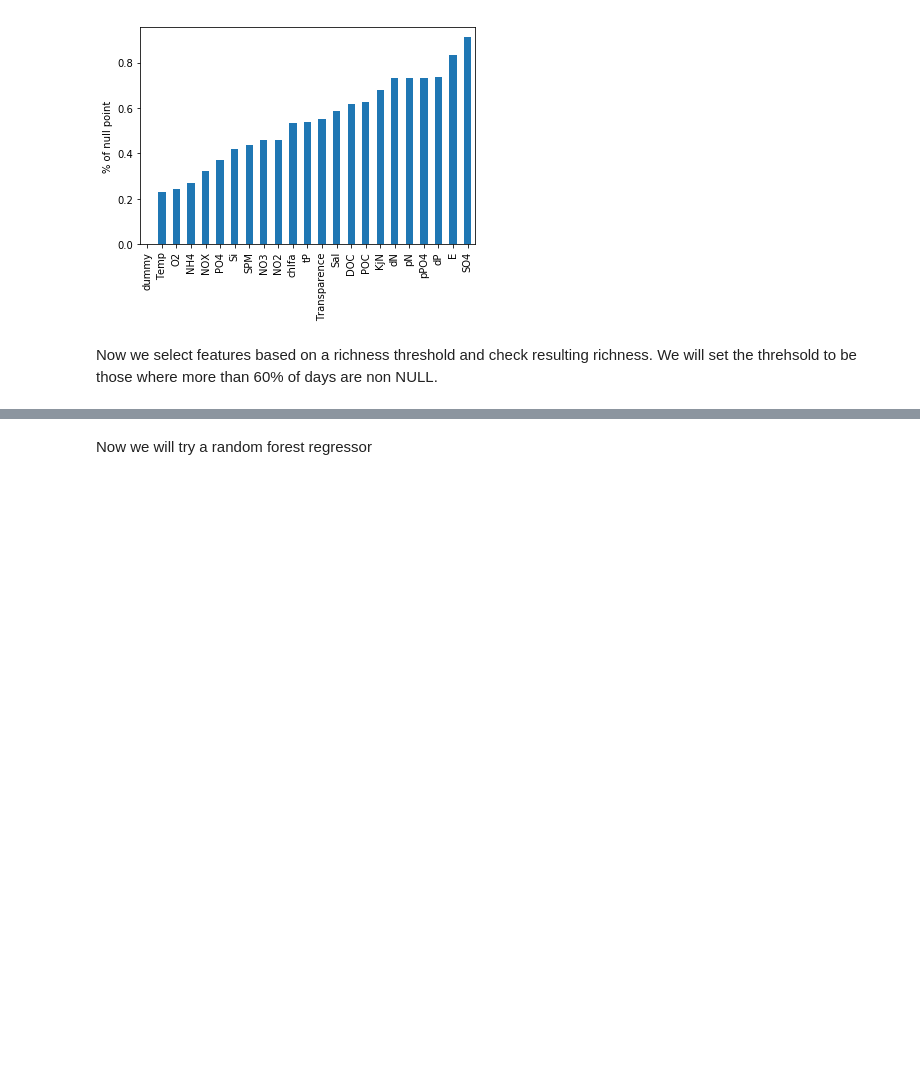
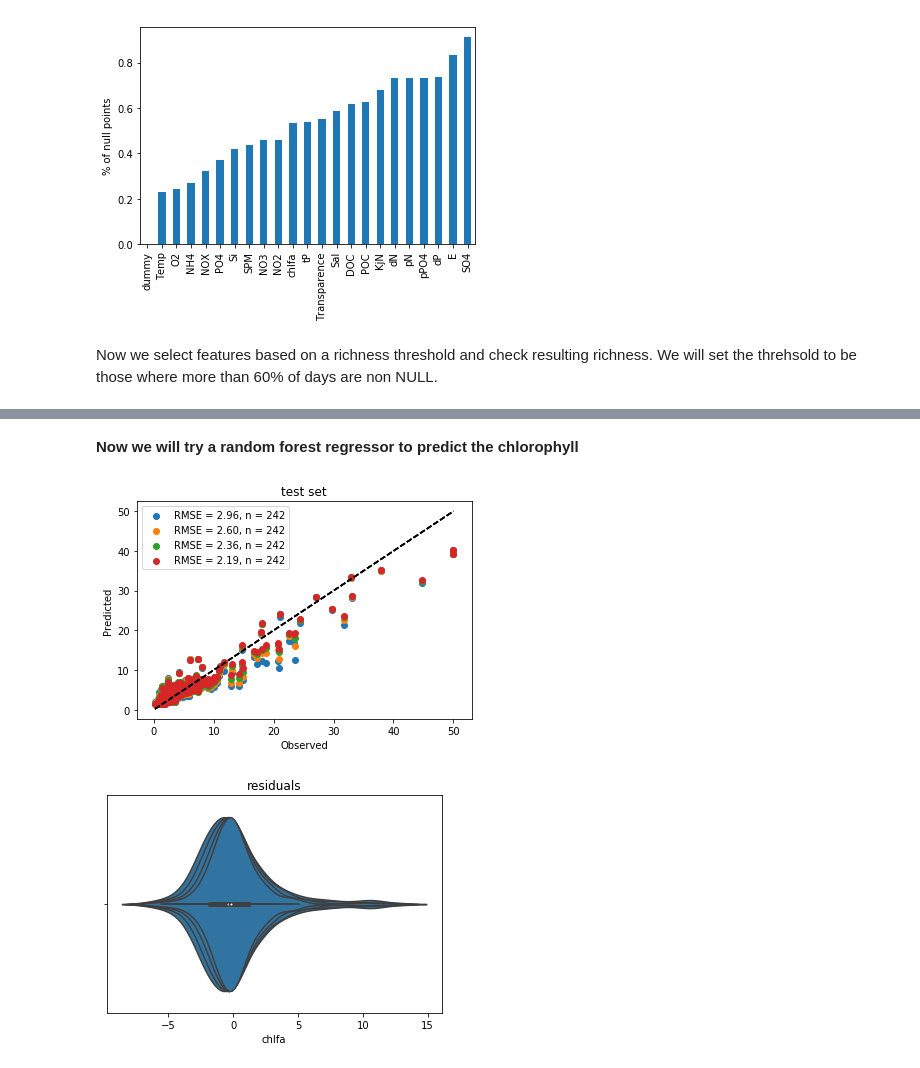
Before and after one commit to RSchueder/data_driven_solutions, a Jupyter notebook: Westerschelde/nb/Westerschelde_Chlorophyll.ipynb, the cells around one changed output, grey strips where cells are left out. Cells and saved outputs as stored; diff of their text form; code cells hidden in the pictures; blank space fills up the shorter version.

```diff
--- a/Westerschelde/nb/Westerschelde_Chlorophyll.ipynb
+++ b/Westerschelde/nb/Westerschelde_Chlorophyll.ipynb
@@ -74,6 +81,24 @@ def make_station_df(df, station, threshold = 100):
             dff = pd.concat((dff,dfs), axis = 1, ignore_index = False)
             dfs_dict[sub] = dfs
     return dff
+# %%
+def evaluate_test(Y, Y_h):
+    plt.figure(1)
+    RMSE = np.sqrt(mean_squared_error(Y, Y_h))
+    # plot those in the test set
+    plt.scatter(Y, Y_h, label = 'RMSE = %.2f, n = %i' % (RMSE, len(Y)))
+    mn = np.min(np.concatenate([Y, Y_h]))
+    mx = np.max(np.concatenate([Y, Y_h]))
+    plt.plot([mn, mx], [mn, mx], 'k--')
+    plt.title('test set')
+    plt.xlabel('Observed')
+    plt.ylabel('Predicted')
+    plt.legend()
+
+    plt.figure(2)
+    diff = Y - Y_h
+    sns.violinplot(diff)
+    plt.title('residuals')
 # %%
 station_train = 'Terneuzen boei 20'
 station_test = 'Vlissingen'
@@ -234,2 +260,2 @@ Text(0.5, 1.0, 'chlorophyll-a')
 # %% [markdown]
-Now we will try a random forest regressor
+**Now we will try a random forest regressor to predict the chlorophyll**
@@ -236,2 +266,18 @@ Now we will try a random forest regressor
+# %%
+for depth in range(5,9):
+    rf = RandomForestRegressor(n_estimators=2000, max_depth = depth, random_state = 42434)
+    rf.fit(X_train, Y_train)
+    feature_importance_data = []
+    features = X_train.columns
+    for feature_name, feature_importance in zip(features, rf.feature_importances_):
+        feature_importance_data.append({'feature' : feature_name, 'importance' : feature_importance})
+
+    feature_importance_data = pd.DataFrame(feature_importance_data)
+
+    Y_h = rf.predict(X_train)
+    evaluate_test(Y_train, Y_h)
+# %% [output]
+[figure, added]
+[figure, added]
 # %%
 rf = RandomForestRegressor(n_estimators=1000, max_depth = 5, random_state = rands)
```
Also changed, not shown: parts of 23 cells of this notebook, 5 other files.
